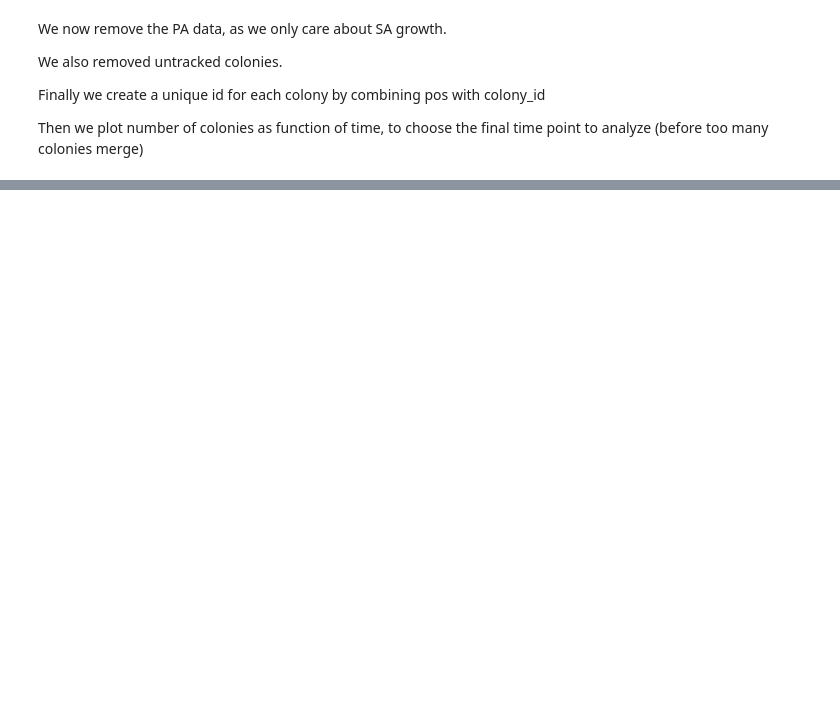
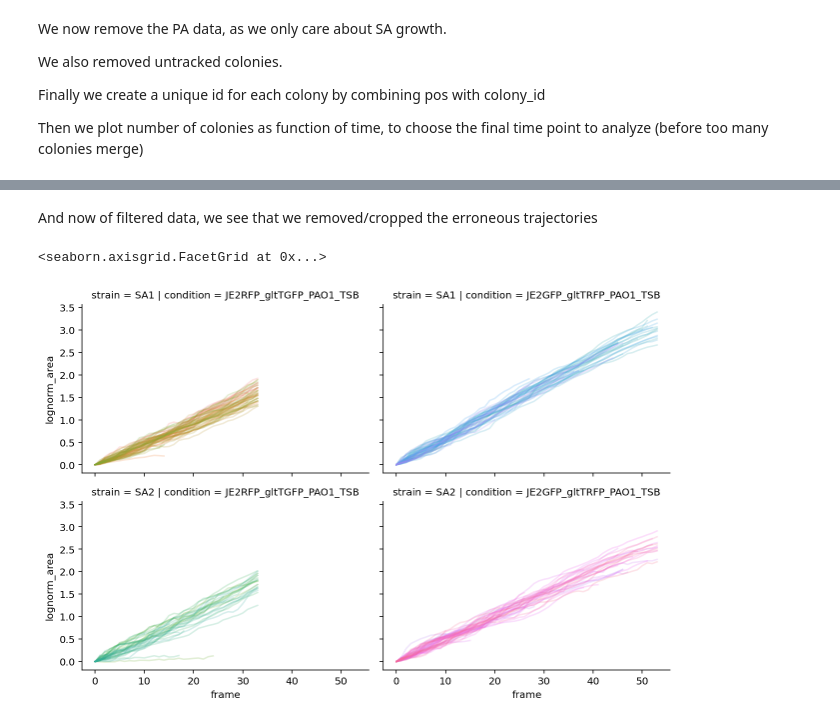
Before and after one commit to simonvanvliet/PA-SA_Agarpads, a Jupyter notebook: 2_plot_colony_growth.ipynb, the cells around one changed output, grey strips where cells are left out. Drawn from its saved outputs; the diff is of its cells as text; code cells hidden in the pictures; blank space fills up the shorter version.

```diff
--- a/2_plot_colony_growth.ipynb
+++ b/2_plot_colony_growth.ipynb
@@ -52,0 +92,8 @@ df['poscol_id'] = df['PositionIdx'].map(str) + '-' + df['ChannelIdx'].map(str) +
+# %% [markdown]
+And now of filtered data, we see that we removed/cropped the erroneous trajectories
+# %%
+g = sns.FacetGrid(data=df_filtered, col='condition',row='strain',aspect=1.5,hue='unique_id')
+g.map_dataframe(sns.lineplot, x='frame', y='lognorm_area', alpha=0.2)
+# %% [output]
+<seaborn.axisgrid.FacetGrid at 0x...>
+[figure, added]
```
Also changed, not shown: parts of 23 cells of this notebook, 2 other files.
